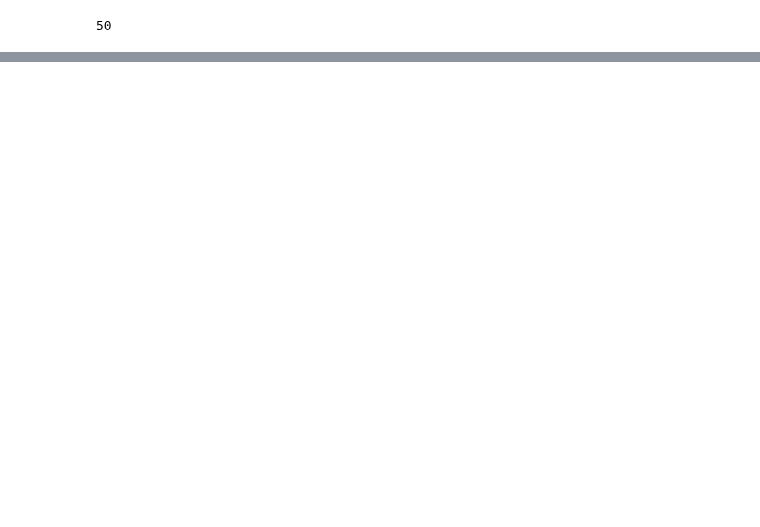
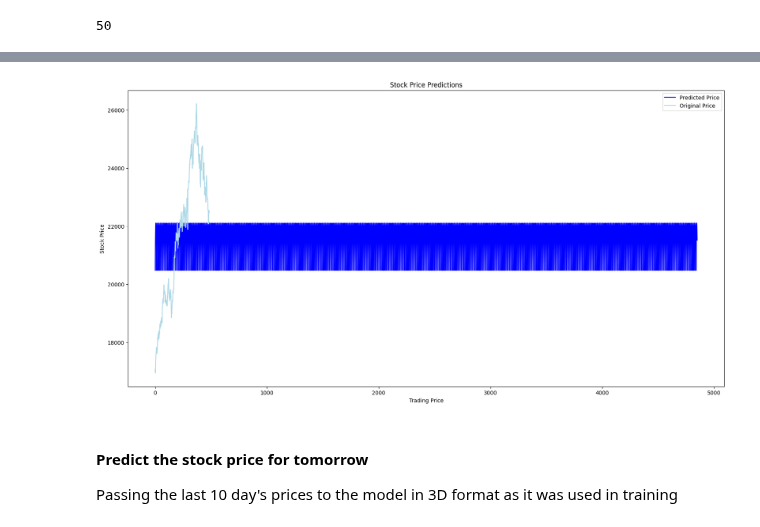
Before and after one commit to anish3565/Case_Studies, a Jupyter notebook: DL/2. Predicting_stock_LSTM.ipynb, the cells around one changed output, grey strips where cells are left out. Drawn from its saved outputs; the diff is of its cells as text; code cells hidden in the pictures; blank space fills up the shorter version.

Commit message:
Incomplete LSTM model

```diff
--- a/DL/2. Predicting_stock_LSTM.ipynb
+++ b/DL/2. Predicting_stock_LSTM.ipynb
@@ -372,0 +439,4 @@ orig=y_test.reshape(y_test.shape[0],-1)
+# %%
+# Generating predictions
+TrainPredictions = regressor.predict(X_train).reshape(X_train.shape[0], -1)
+TestPredictions = regressor.predict(X_test).reshape(X_test.shape[0], -1)
@@ -372,0 +446,13 @@ orig=y_test.reshape(y_test.shape[0],-1)
+# %%
+# Apply inverse transformations
+TrainPredictions=DataScaler.inverse_transform(TrainPredictions)
+TestPredictions=DataScaler.inverse_transform(TestPredictions)
+
+# Combining predictions for full data
+FullDataPredictions = np.append(TrainPredictions, TestPredictions)
+
+# Ensure FullData is properly sliced
+FullDataOrig = FullData[TimeSteps:]
+
+# Print the original data
+print(FullDataOrig)
@@ -372,0 +477,18 @@ orig=y_test.reshape(y_test.shape[0],-1)
+# %%
+# Plotting the full data
+plt.plot(FullDataPredictions, color='blue', label='Predicted Price')
+plt.plot(FullDataOrig, color='lightblue', label='Original Price')
+
+plt.title('Stock Price Predictions')
+plt.xlabel('Trading Price')
+plt.ylabel('Stock Price')
+plt.legend()
+fig=plt.gcf()
+fig.set_figwidth(20)
+fig.set_figheight(10)
+plt.show()
+# %% [output]
+[figure, added]
+# %% [markdown]
+#### Predict the stock price for tomorrow
+Passing the last 10 day's prices to the model in 3D format as it was used in training
```
Also changed, not shown: parts of 41 cells of this notebook, 1 other file.
